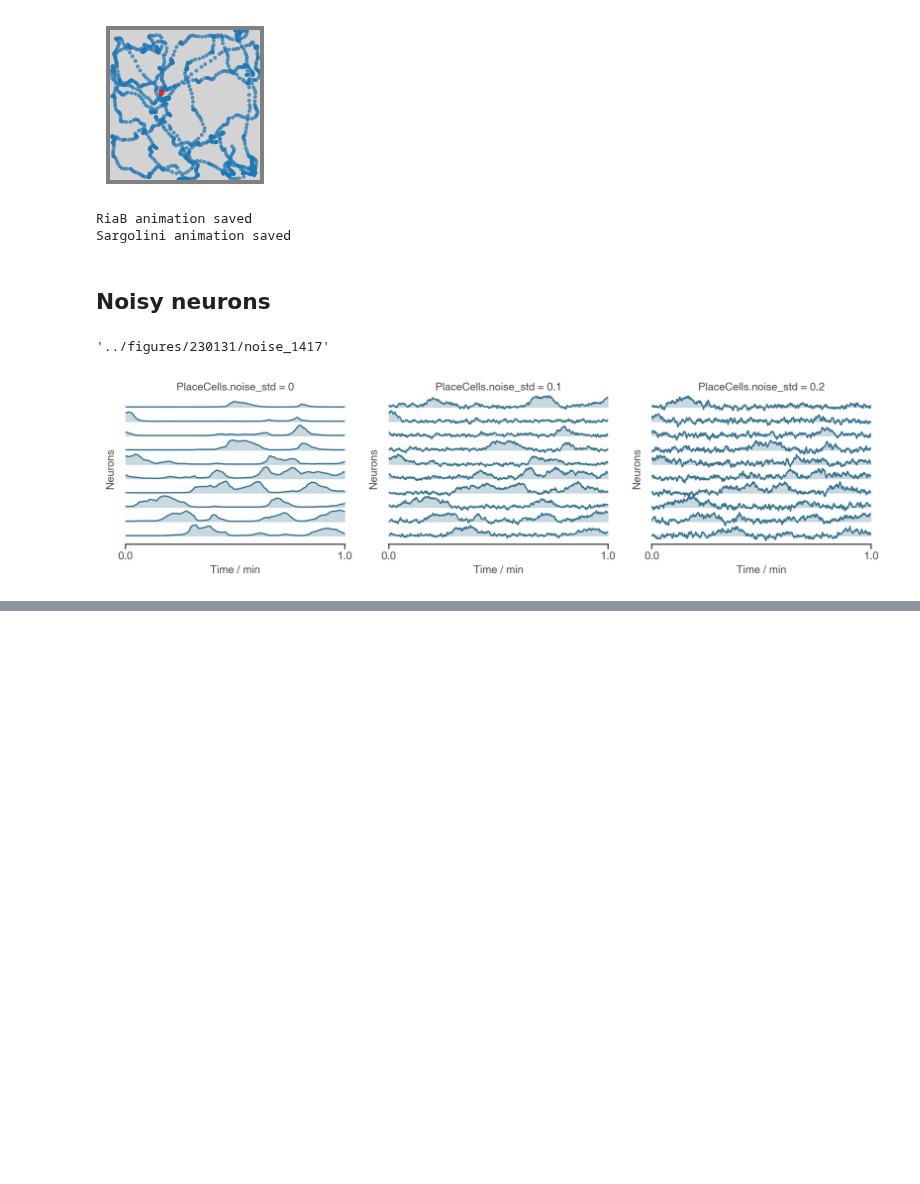
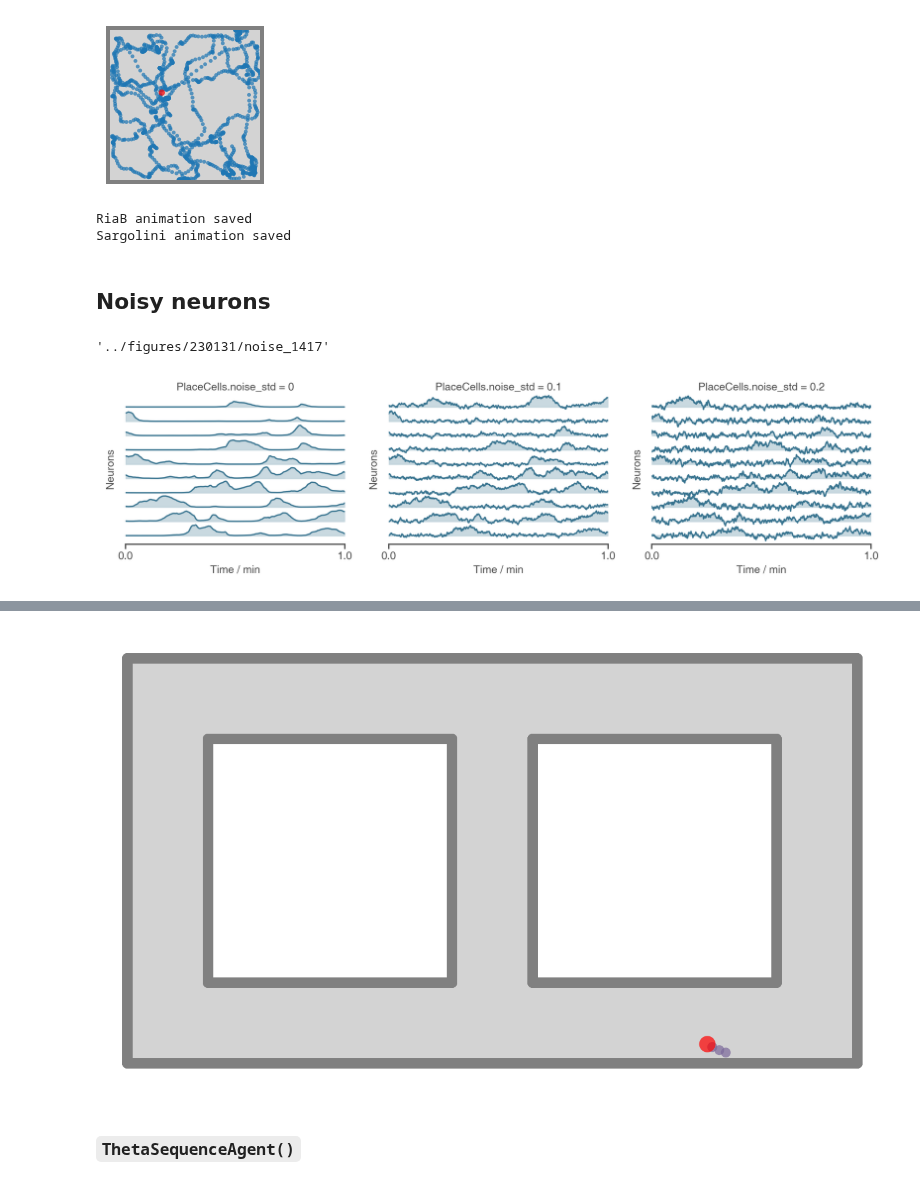
Before and after one commit to RatInABox-Lab/RatInABox, a Jupyter notebook: demos/readme_figures.ipynb, the cells around one changed output, grey strips where cells are left out. Drawn from its saved outputs; the diff is of its cells as text; code cells hidden in the pictures; blank space fills up the shorter version.

```diff
--- a/demos/readme_figures.ipynb
+++ b/demos/readme_figures.ipynb
@@ -644,0 +751,30 @@ tpl.saveTypes
+# %%
+Env = Environment(
+    params={
+        "aspect": 1.8,
+        "holes": [
+            [[0.2, 0.2], [0.8, 0.2], [0.8, 0.8], [0.2, 0.8]],
+            [[1, 0.2], [1.6, 0.2], [1.6, 0.8], [1, 0.8]],
+        ],
+    }
+)
+Ag = Agent(Env)
+while Ag.t < 150:
+    if Ag.pos[0] < 0.9:  # anticlockwise on left
+        drift = utils.rotate(Ag.pos - np.array([0.5, 0.5]), np.pi / 2)
+    else:  # clockwise of right
+        drift = utils.rotate(Ag.pos - np.array([1.3, 0.5]), -np.pi / 2)
+    drift = 0.2 * drift / np.linalg.norm(drift)
+    Ag.update(drift_velocity=drift, drift_to_random_strength_ratio=1)
+
+anim = Ag.animate_trajectory(t_start=10, speed_up=5)
+# fig, ax = Env.plot_environment()
+fig1, ax1 = Ag.plot_trajectory(t_start=0, t_end=40)
+if save_plots == True:
+    # anim.save("../figures/animations/room_with_hole.mp4")
+    # tpl.saveFigure(fig,"figure_of_eight")
+    tpl.saveFigure(fig1, "figeight_trajectory")
+# %% [output]
+[figure, added]
+# %% [markdown]
+### `ThetaSequenceAgent()`
```
Also changed, not shown: parts of 27 cells of this notebook, 17 other files.
